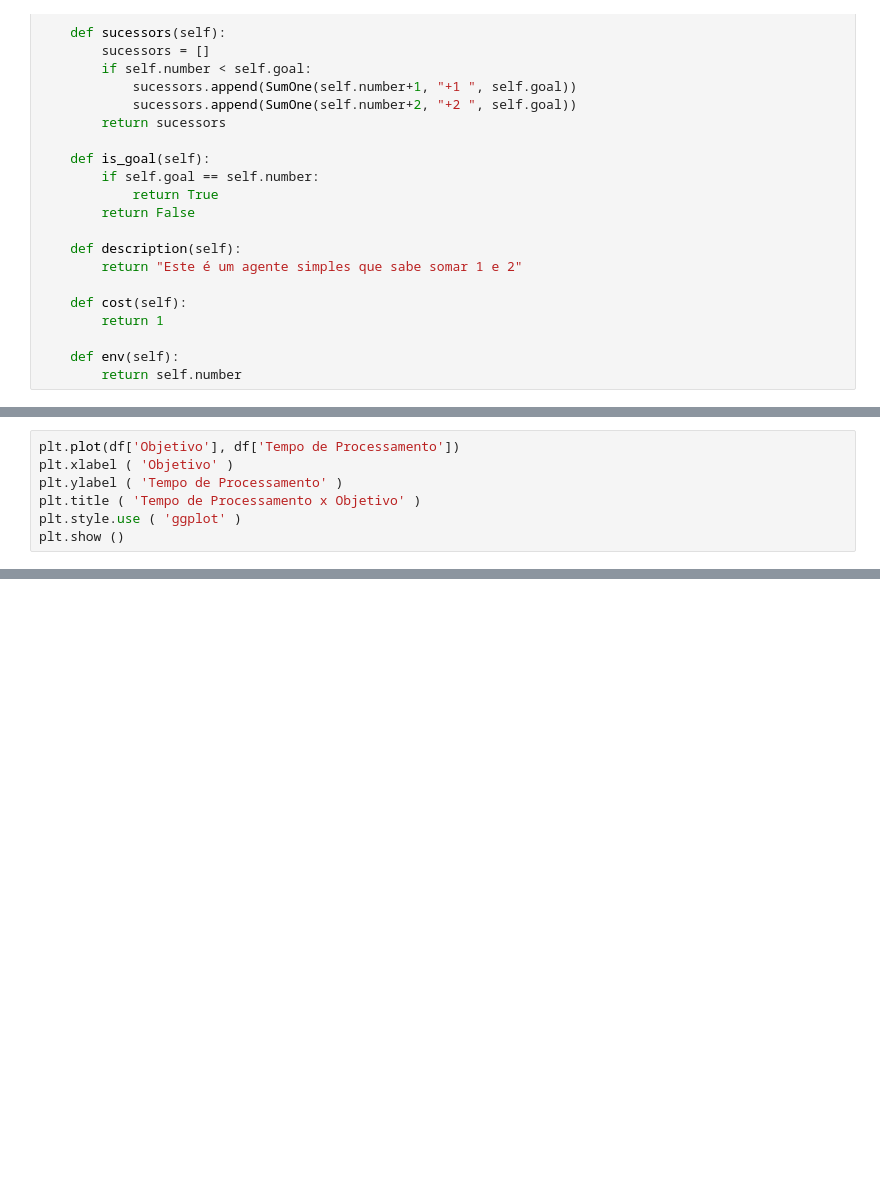
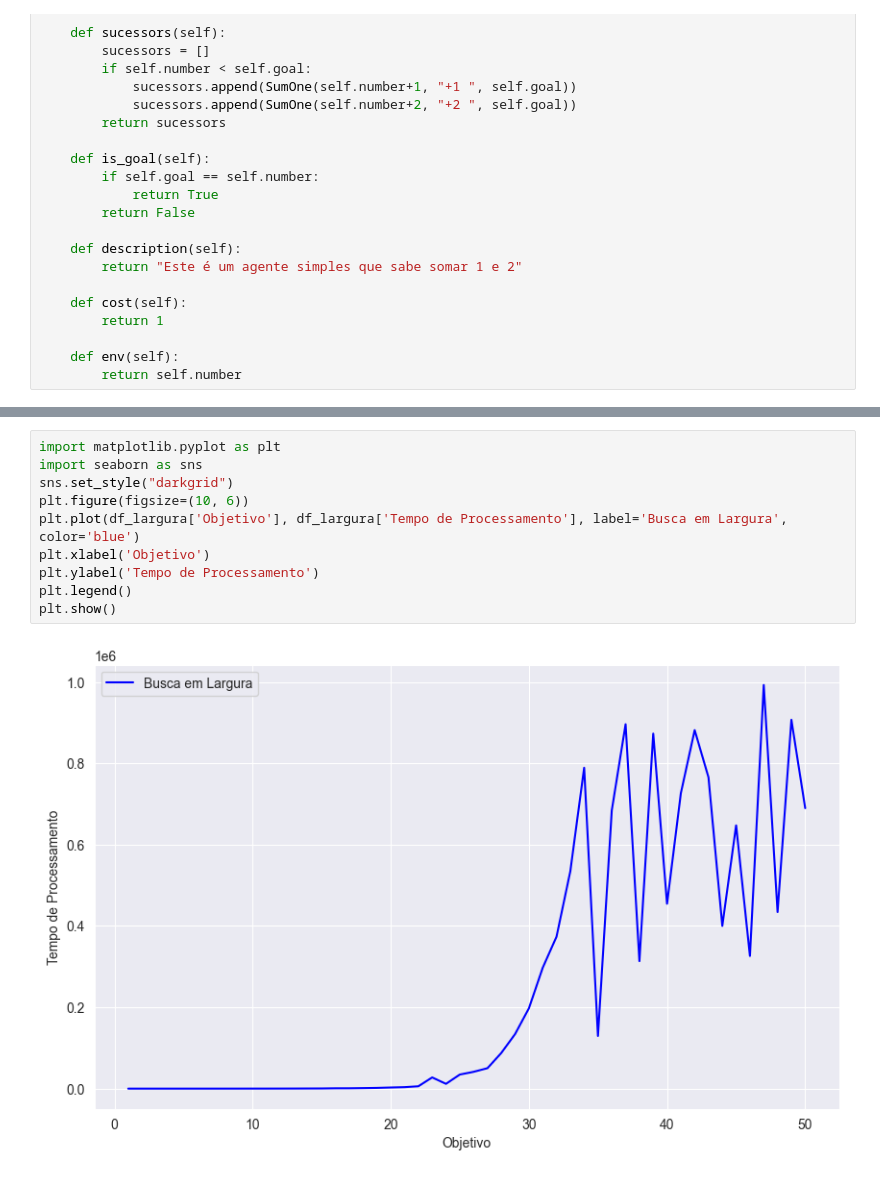
Before and after one commit to WeeeverAlex/ai_gym, a Jupyter notebook: aigyminsper/search/Atividade1/atividade1.ipynb, the cells around one changed output, grey strips where cells are left out. Drawn from its saved outputs; the diff is of its cells as text; blank space fills up the shorter version.

```diff
--- a/aigyminsper/search/Atividade1/atividade1.ipynb
+++ b/aigyminsper/search/Atividade1/atividade1.ipynb
@@ -89,7 +288,0 @@ TypeError: search() missing 1 required positional argument: 'm'
-# %%
-plt.plot(df['Objetivo'], df['Tempo de Processamento'])
-plt.xlabel ( 'Objetivo' )
-plt.ylabel ( 'Tempo de Processamento' )
-plt.title ( 'Tempo de Processamento x Objetivo' )
-plt.style.use ( 'ggplot' )
-plt.show ()
@@ -97,0 +309,12 @@ plt.show ()
+# %%
+import matplotlib.pyplot as plt
+import seaborn as sns
+sns.set_style("darkgrid")
+plt.figure(figsize=(10, 6))
+plt.plot(df_largura['Objetivo'], df_largura['Tempo de Processamento'], label='Busca em Largura', color='blue')
+plt.xlabel('Objetivo')
+plt.ylabel('Tempo de Processamento')
+plt.legend()
+plt.show()
+# %% [output]
+[figure, added]
```
Also changed, not shown: parts of 15 cells of this notebook.
